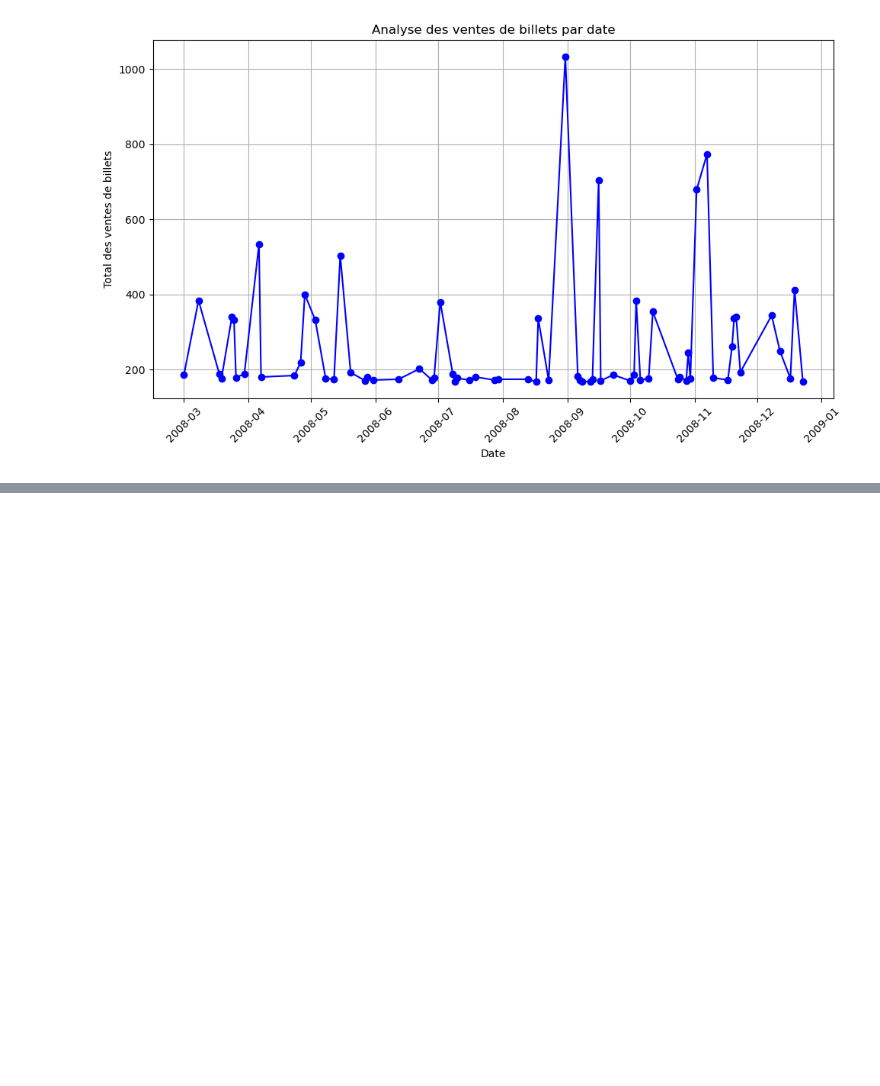
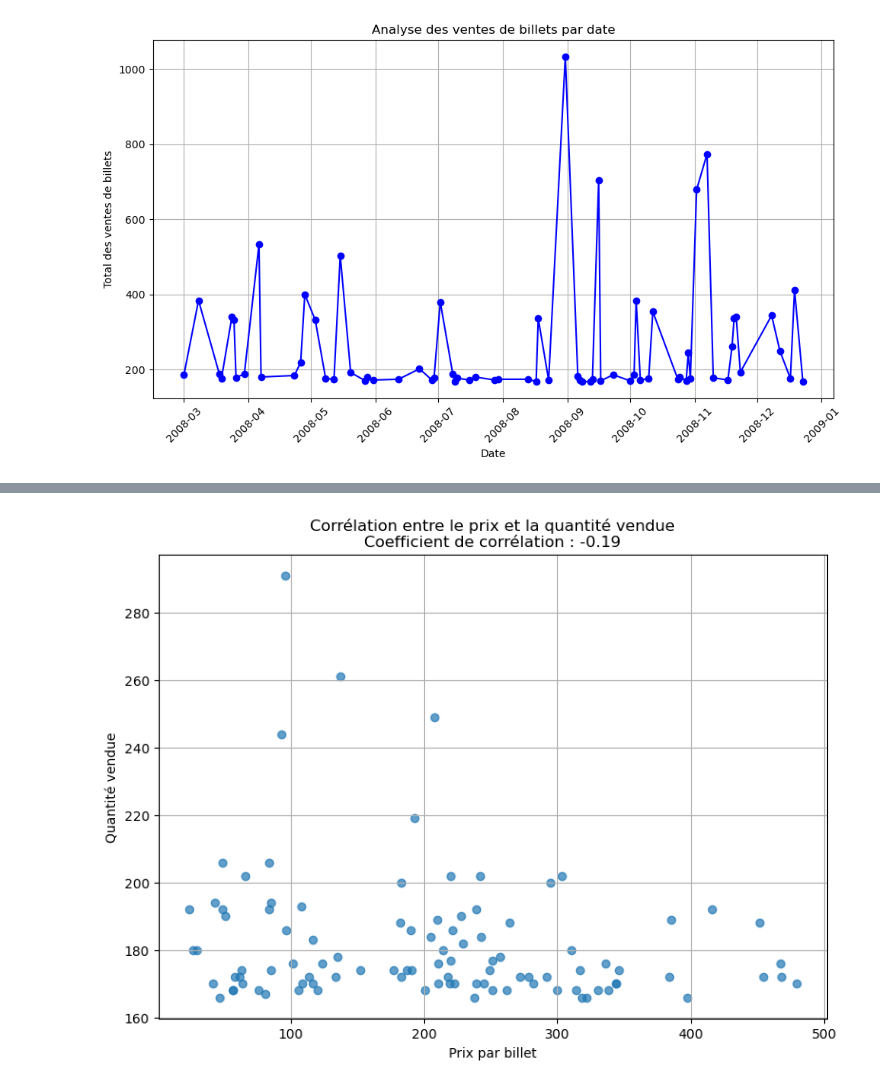
Before and after one commit to mahdislimen/Data-analysis-project, a Jupyter notebook: index.ipynb, the cells around one changed output, grey strips where cells are left out. Saved outputs shown, nothing was run; the diff lists cells and outputs as text; code cells hidden in the pictures; blank space fills up the shorter version.

```diff
--- a/index.ipynb
+++ b/index.ipynb
@@ -88,0 +185,26 @@ plt.show()
+# %%
+import pandas as pd
+import matplotlib.pyplot as plt
+
+# Charger le jeu de données
+# Supposons que vous avez déjà chargé le jeu de données dans un DataFrame nommé 'df'.
+
+# 1. Préparation des données
+# Assurez-vous que les colonnes 'priceperticket' et 'qtysold' sont de types numériques
+df['priceperticket'] = pd.to_numeric(df['priceperticket'])
+df['qtysold'] = pd.to_numeric(df['qtysold'])
+
+# 2. Calcul de la corrélation
+correlation = df['priceperticket'].corr(df['qtysold'])
+
+# 3. Visualisation des résultats
+plt.figure(figsize=(8, 6))
+plt.scatter(df['priceperticket'], df['qtysold'], alpha=0.7)
+plt.xlabel('Prix par billet')
+plt.ylabel('Quantité vendue')
+plt.title(f'Corrélation entre le prix et la quantité vendue\nCoefficient de corrélation : {correlation:.2f}')
+plt.grid(True)
+plt.tight_layout()
+plt.show()
+# %% [output]
+[figure, added]
```
Also changed, not shown: parts of 8 cells of this notebook, 7 other files.
